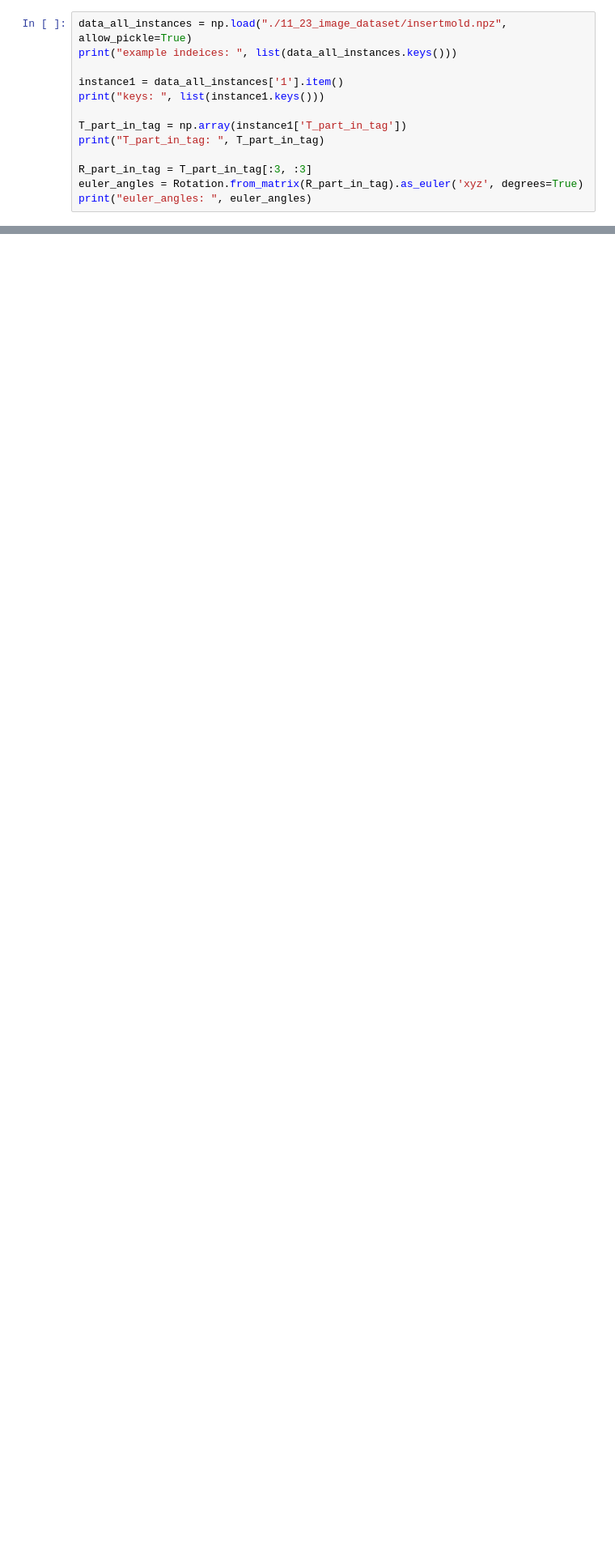
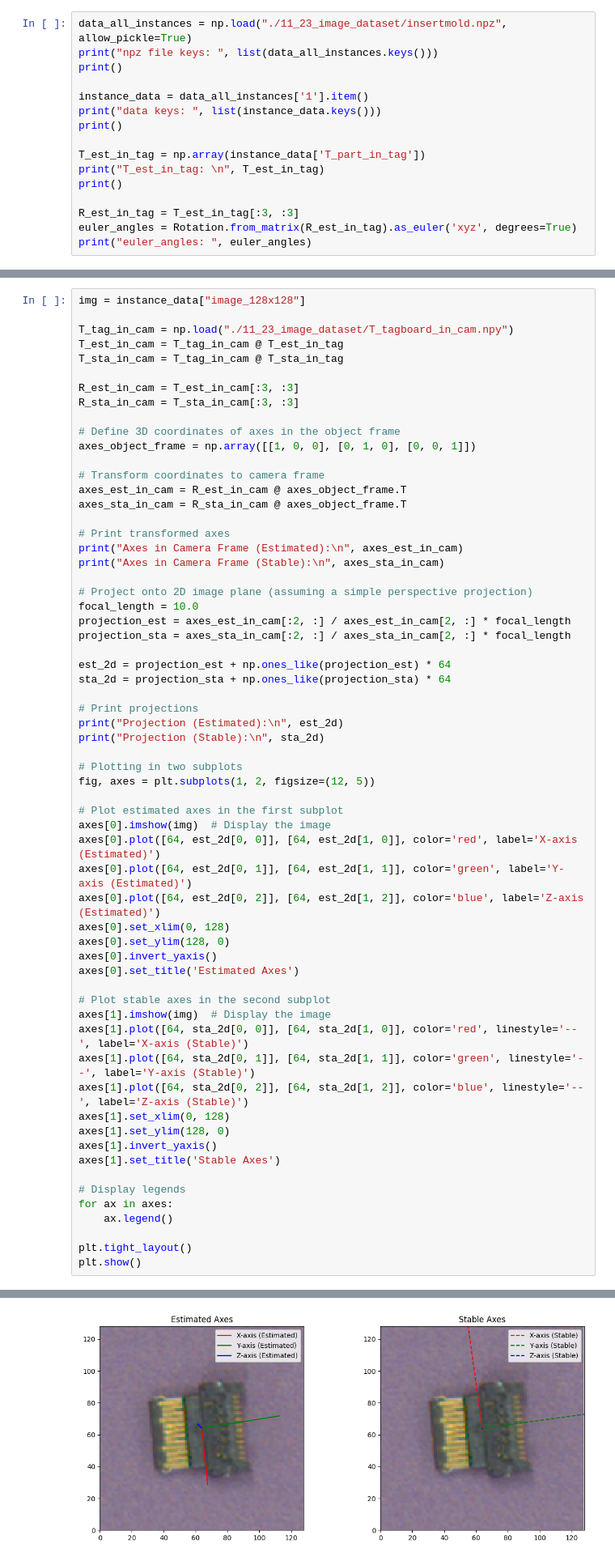
Before and after one commit to yangfei4/clean-pvnet, a Jupyter notebook: brute_force_stable_pose.ipynb, the cells around one changed output, grey strips where cells are left out. Shown at 81% size. Drawn from its saved outputs; the diff is of its cells as text; blank space fills up the shorter version.

```diff
--- a/brute_force_stable_pose.ipynb
+++ b/brute_force_stable_pose.ipynb
@@ -193,15 +204,18 @@ draw_results(T_sta, T_est)
 #### 2.1 Insert Mold
 # %%
 data_all_instances = np.load("./11_23_image_dataset/insertmold.npz", allow_pickle=True)
-print("example indeices: ", list(data_all_instances.keys()))
+print("npz file keys: ", list(data_all_instances.keys()))
+print()
 
-instance1 = data_all_instances['1'].item()
-print("keys: ", list(instance1.keys()))
+instance_data = data_all_instances['1'].item()
+print("data keys: ", list(instance_data.keys()))
+print()
 
-T_part_in_tag = np.array(instance1['T_part_in_tag'])
-print("T_part_in_tag: ", T_part_in_tag)
+T_est_in_tag = np.array(instance_data['T_part_in_tag'])
+print("T_est_in_tag: \n", T_est_in_tag)
+print()
 
-R_part_in_tag = T_part_in_tag[:3, :3]
-euler_angles = Rotation.from_matrix(R_part_in_tag).as_euler('xyz', degrees=True)
+R_est_in_tag = T_est_in_tag[:3, :3]
+euler_angles = Rotation.from_matrix(R_est_in_tag).as_euler('xyz', degrees=True)
 print("euler_angles: ", euler_angles)
 # %% [output]
@@ -275,0 +288,63 @@ plt.imshow(instance1['image_128x128'][:,:,::-1])
+# %%
+img = instance_data["image_128x128"]
+
+T_tag_in_cam = np.load("./11_23_image_dataset/T_tagboard_in_cam.npy")
+T_est_in_cam = T_tag_in_cam @ T_est_in_tag
+T_sta_in_cam = T_tag_in_cam @ T_sta_in_tag
+
+R_est_in_cam = T_est_in_cam[:3, :3]
+R_sta_in_cam = T_sta_in_cam[:3, :3]
+
+# Define 3D coordinates of axes in the object frame
+axes_object_frame = np.array([[1, 0, 0], [0, 1, 0], [0, 0, 1]])
+
+# Transform coordinates to camera frame
+axes_est_in_cam = R_est_in_cam @ axes_object_frame.T
+axes_sta_in_cam = R_sta_in_cam @ axes_object_frame.T
+
+# Print transformed axes
+print("Axes in Camera Frame (Estimated):\n", axes_est_in_cam)
+print("Axes in Camera Frame (Stable):\n", axes_sta_in_cam)
+
+# Project onto 2D image plane (assuming a simple perspective projection)
+focal_length = 10.0
+projection_est = axes_est_in_cam[:2, :] / axes_est_in_cam[2, :] * focal_length
+projection_sta = axes_sta_in_cam[:2, :] / axes_sta_in_cam[2, :] * focal_length
+
+est_2d = projection_est + np.ones_like(projection_est) * 64
+sta_2d = projection_sta + np.ones_like(projection_sta) * 64
+
+# Print projections
+print("Projection (Estimated):\n", est_2d)
+print("Projection (Stable):\n", sta_2d)
+
+# Plotting in two subplots
+fig, axes = plt.subplots(1, 2, figsize=(12, 5))
+
+# Plot estimated axes in the first subplot
+axes[0].imshow(img)  # Display the image
+axes[0].plot([64, est_2d[0, 0]], [64, est_2d[1, 0]], color='red', label='X-axis (Estimated)')
+axes[0].plot([64, est_2d[0, 1]], [64, est_2d[1, 1]], color='green', label='Y-axis (Estimated)')
+axes[0].plot([64, est_2d[0, 2]], [64, est_2d[1, 2]], color='blue', label='Z-axis (Estimated)')
+axes[0].set_xlim(0, 128)
+axes[0].set_ylim(128, 0)
+axes[0].invert_yaxis()
+axes[0].set_title('Estimated Axes')
+
+# Plot stable axes in the second subplot
+axes[1].imshow(img)  # Display the image
+axes[1].plot([64, sta_2d[0, 0]], [64, sta_2d[1, 0]], color='red', linestyle='--', label='X-axis (Stable)')
+axes[1].plot([64, sta_2d[0, 1]], [64, sta_2d[1, 1]], color='green', linestyle='--', label='Y-axis (Stable)')
+axes[1].plot([64, sta_2d[0, 2]], [64, sta_2d[1, 2]], color='blue', linestyle='--', label='Z-axis (Stable)')
+axes[1].set_xlim(0, 128)
+axes[1].set_ylim(128, 0)
+axes[1].invert_yaxis()
+axes[1].set_title('Stable Axes')
+
+# Display legends
+for ax in axes:
+    ax.legend()
+
+plt.tight_layout()
+plt.show()
+# %% [output]
@@ -275,0 +365 @@ plt.imshow(instance1['image_128x128'][:,:,::-1])
+[figure, added]
```
Also changed, not shown: parts of 9 cells of this notebook.
